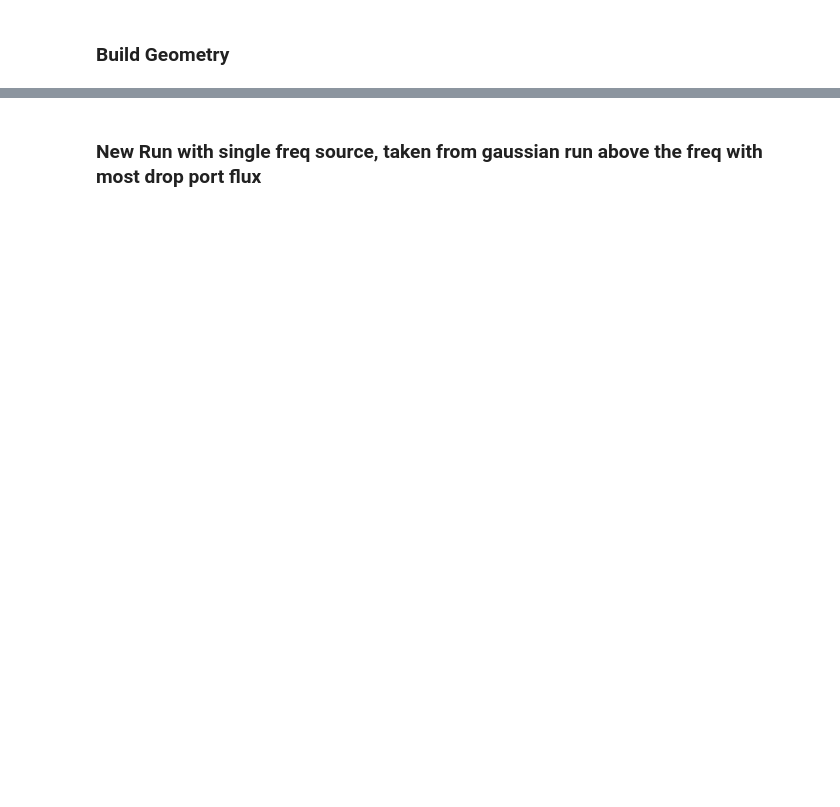
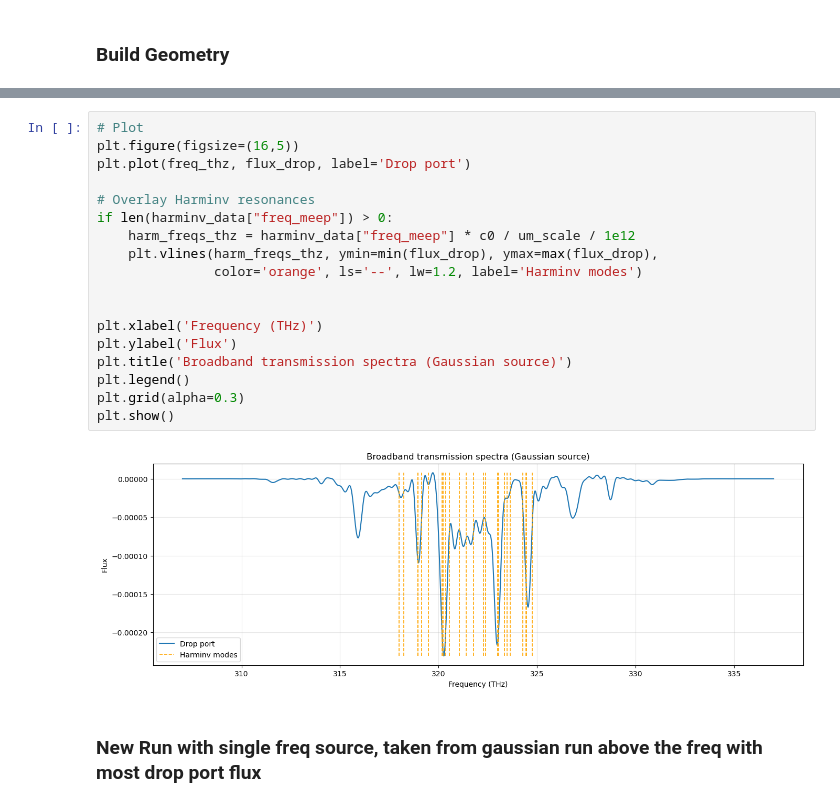
Before and after one commit to Luxchen77/Tunable-Disk-Resonator-Meep-, a Jupyter notebook: meep_clean_sim_waveguide_disk.ipynb, the cells around one changed output, grey strips where cells are left out. Drawn from its saved outputs; the diff is of its cells as text; blank space fills up the shorter version.

```diff
--- a/meep_clean_sim_waveguide_disk.ipynb
+++ b/meep_clean_sim_waveguide_disk.ipynb
@@ -184,3 +375,23 @@ Resonance frequency (max |drop port|): 0.627147 1/um
+# %%
+# Plot
+plt.figure(figsize=(16,5))
+plt.plot(freq_thz, flux_drop, label='Drop port')
+
+# Overlay Harminv resonances
+if len(harminv_data["freq_meep"]) > 0:
+    harm_freqs_thz = harminv_data["freq_meep"] * c0 / um_scale / 1e12
+    plt.vlines(harm_freqs_thz, ymin=min(flux_drop), ymax=max(flux_drop),
+               color='orange', ls='--', lw=1.2, label='Harminv modes')
+
+
+plt.xlabel('Frequency (THz)')
+plt.ylabel('Flux')
+plt.title('Broadband transmission spectra (Gaussian source)')
+plt.legend()
+plt.grid(alpha=0.3)
+plt.show()
+# %% [output]
+[figure, added]
 # %% [markdown]
 ### New Run with single freq source, taken from gaussian run above the freq with most drop port flux
 # %%
```
Also changed, not shown: parts of 14 cells of this notebook, 7 other files.
